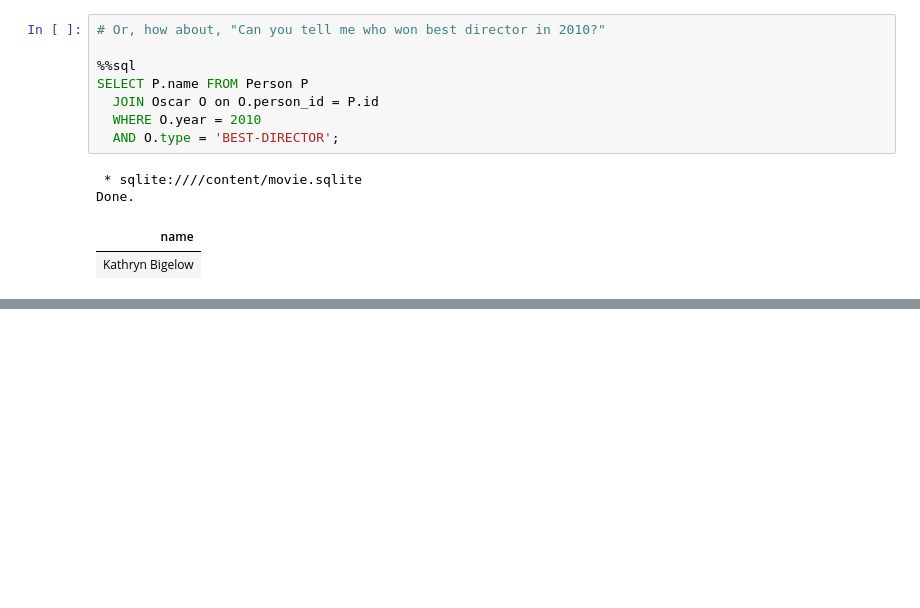
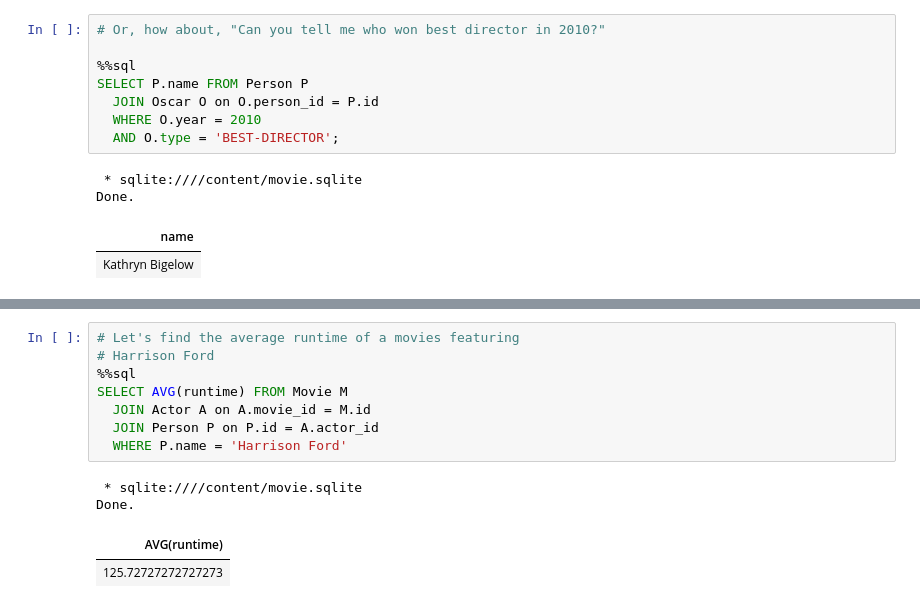
Before and after one commit to brendanpshea/database_class, a Jupyter notebook: Introduction_to_SQL.ipynb, the cells around one changed output, grey strips where cells are left out. Cells and saved outputs as stored; diff of their text form; blank space fills up the shorter version.

```diff
--- a/Introduction_to_SQL.ipynb
+++ b/Introduction_to_SQL.ipynb
@@ -583,0 +601,13 @@ Done.
+# %%
+# Let's find the average runtime of a movies featuring
+# Harrison Ford
+%%sql
+SELECT AVG(runtime) FROM Movie M
+  JOIN Actor A on A.movie_id = M.id
+  JOIN Person P on P.id = A.actor_id
+  WHERE P.name = 'Harrison Ford'
+# %% [output]
+ * sqlite:////content/movie.sqlite
+Done.
+| AVG(runtime) |
+| 125.72727272727273 |
```
Also changed, not shown: parts of 7 cells of this notebook.
